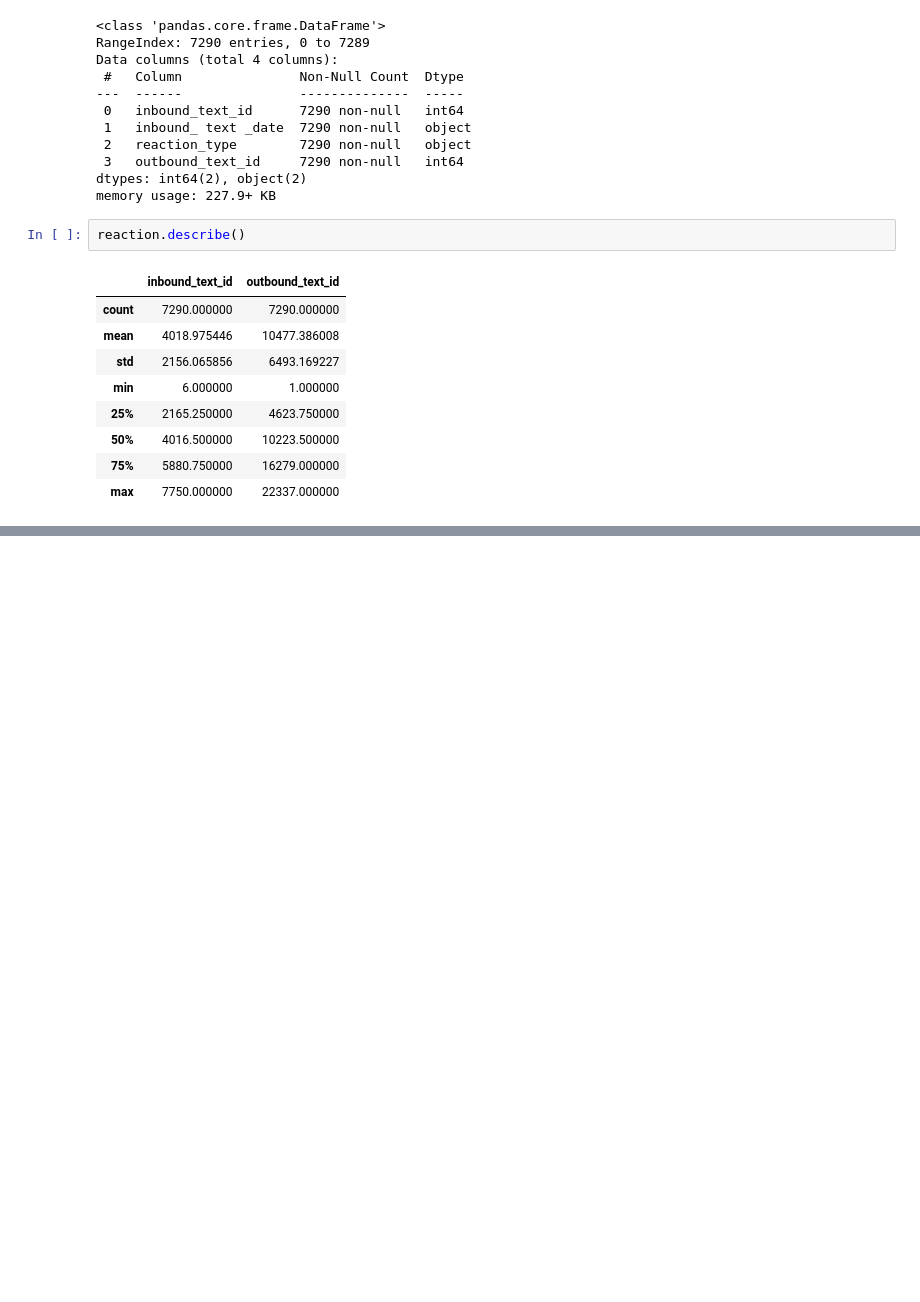
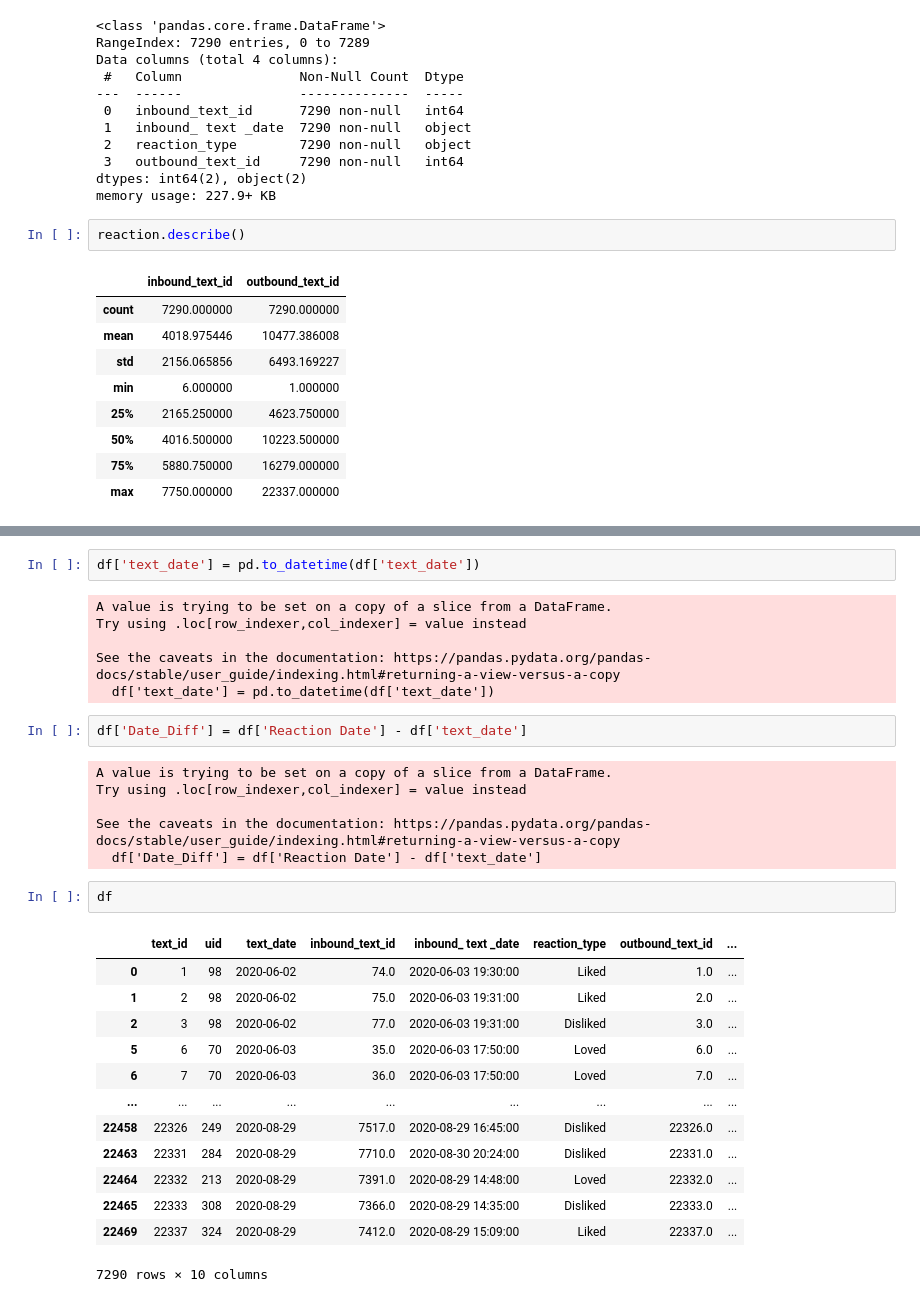
Before and after one commit to rohan-kapadnis/Qatch-Analytics-Project, a Jupyter notebook: Qatch Analytics .ipynb, the cells around one changed output, grey strips where cells are left out. Cells and saved outputs as stored; diff of their text form; blank space fills up the shorter version.

```diff
--- a/Qatch Analytics .ipynb
+++ b/Qatch Analytics .ipynb
@@ -148,0 +329,32 @@ reaction.describe()
+# %%
+df['text_date'] = pd.to_datetime(df['text_date'])
+# %% [output]
+A value is trying to be set on a copy of a slice from a DataFrame.
+Try using .loc[row_indexer,col_indexer] = value instead
+
+See the caveats in the documentation: https://pandas.pydata.org/pandas-docs/stable/user_guide/indexing.html#returning-a-view-versus-a-copy
+  df['text_date'] = pd.to_datetime(df['text_date'])
+# %%
+df['Date_Diff'] = df['Reaction Date'] - df['text_date']
+# %% [output]
+A value is trying to be set on a copy of a slice from a DataFrame.
+Try using .loc[row_indexer,col_indexer] = value instead
+
+See the caveats in the documentation: https://pandas.pydata.org/pandas-docs/stable/user_guide/indexing.html#returning-a-view-versus-a-copy
+  df['Date_Diff'] = df['Reaction Date'] - df['text_date']
+# %%
+df
+# %% [output]
+|  | text_id | uid | text_date | inbound_text_id | inbound_ text _date | reaction_type | outbound_text_id | ... |
+| 0 | 1 | 98 | 2020-06-02 | 74.0 | 2020-06-03 19:30:00 | Liked | 1.0 | ... |
+| 1 | 2 | 98 | 2020-06-02 | 75.0 | 2020-06-03 19:31:00 | Liked | 2.0 | ... |
+| 2 | 3 | 98 | 2020-06-02 | 77.0 | 2020-06-03 19:31:00 | Disliked | 3.0 | ... |
+| 5 | 6 | 70 | 2020-06-03 | 35.0 | 2020-06-03 17:50:00 | Loved | 6.0 | ... |
+| 6 | 7 | 70 | 2020-06-03 | 36.0 | 2020-06-03 17:50:00 | Loved | 7.0 | ... |
+| ... | ... | ... | ... | ... | ... | ... | ... | ... |
+| 22458 | 22326 | 249 | 2020-08-29 | 7517.0 | 2020-08-29 16:45:00 | Disliked | 22326.0 | ... |
+| 22463 | 22331 | 284 | 2020-08-29 | 7710.0 | 2020-08-30 20:24:00 | Disliked | 22331.0 | ... |
+| 22464 | 22332 | 213 | 2020-08-29 | 7391.0 | 2020-08-29 14:48:00 | Loved | 22332.0 | ... |
+| 22465 | 22333 | 308 | 2020-08-29 | 7366.0 | 2020-08-29 14:35:00 | Disliked | 22333.0 | ... |
+| 22469 | 22337 | 324 | 2020-08-29 | 7412.0 | 2020-08-29 15:09:00 | Liked | 22337.0 | ... |
+7290 rows × 10 columns
```
Also changed, not shown: parts of 29 cells of this notebook.
